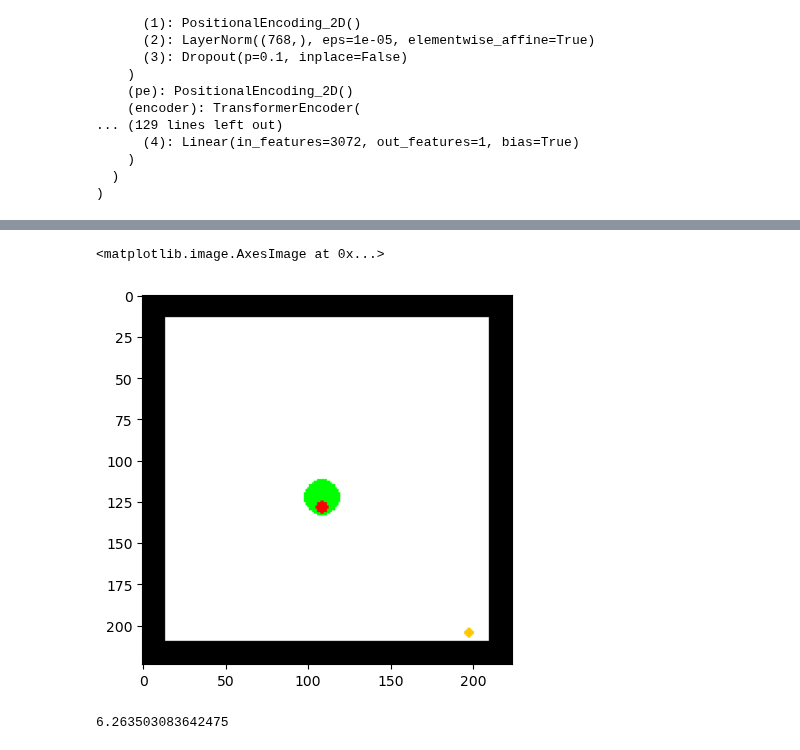
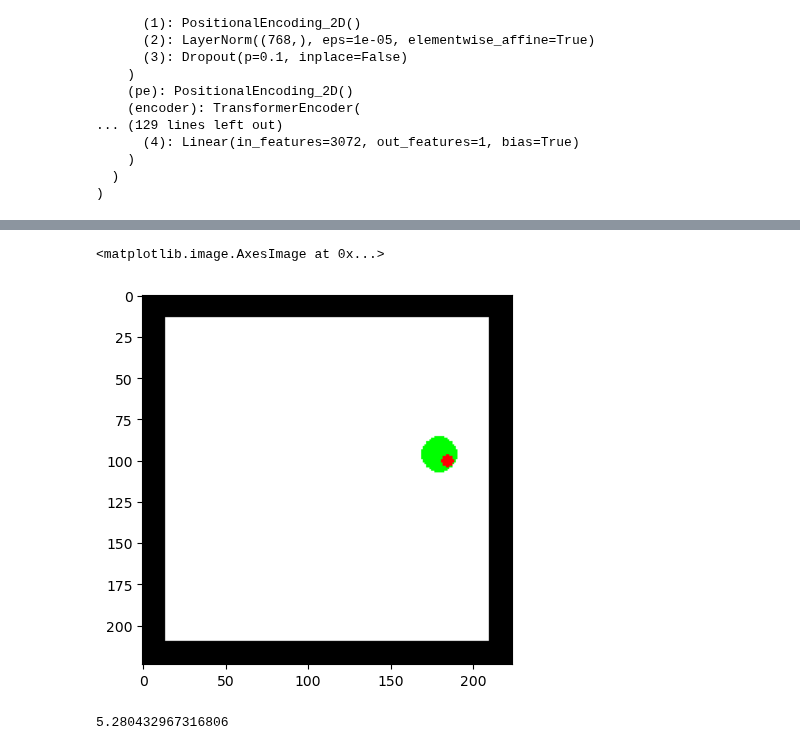
Before and after one commit to atbolsh/TransformerHomunculus, a Jupyter notebook: pseudoGRPO_agent/TestingAndDebugging.ipynb, the cells around one changed output, grey strips where cells are left out. Saved outputs shown, nothing was run; the diff lists cells and outputs as text; code cells hidden in the pictures.

```diff
--- a/pseudoGRPO_agent/TestingAndDebugging.ipynb
+++ b/pseudoGRPO_agent/TestingAndDebugging.ipynb
@@ -90,14 +90,14 @@ buff.__dict__
 # %%
 game_trace = buff.settings_buffer[0]
 # %%
-plt.imshow(discreteGame(game_trace[0]).getData())
+plt.imshow(discreteGame(game_trace[31]).getData())
 # %% [output]
 <matplotlib.image.AxesImage at 0x...>
-[figure, old version]
+[figure, new version]
 # %%
-game_trace[10].direction
+game_trace[7].direction
 # %% [output]
-6.263503083642475
+5.280432967316806
 # %%
 game_trace[0].agent_x
 # %% [output]
```
Also changed, not shown: parts of 4 cells of this notebook, 2 other files.
